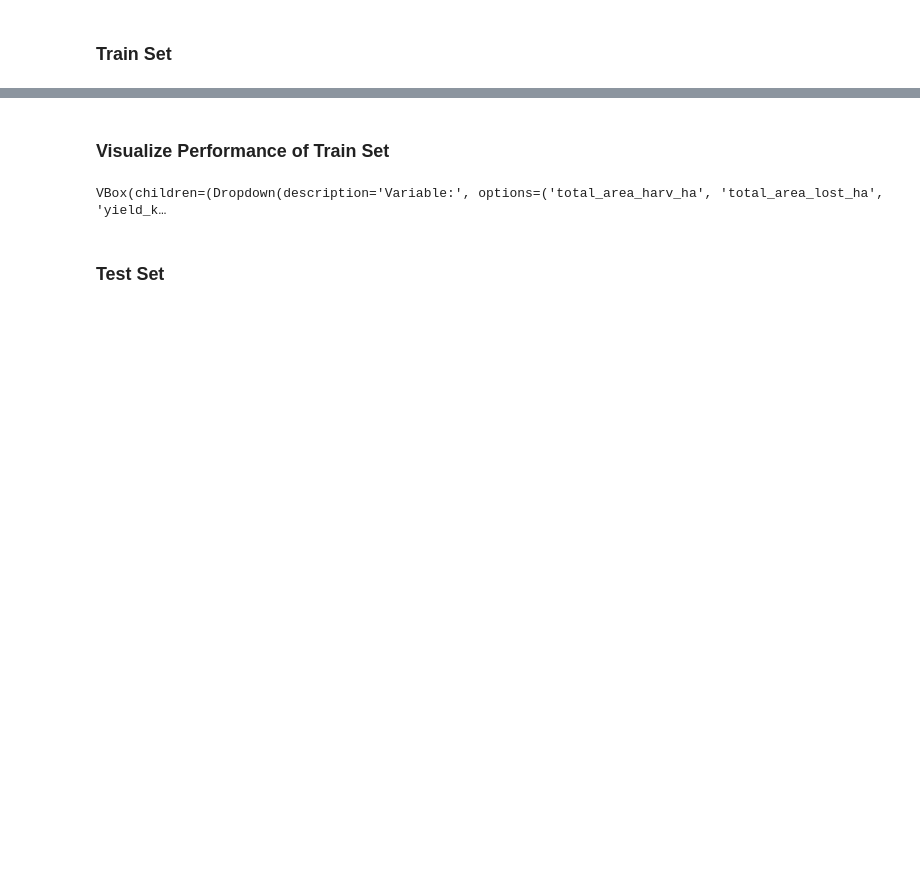
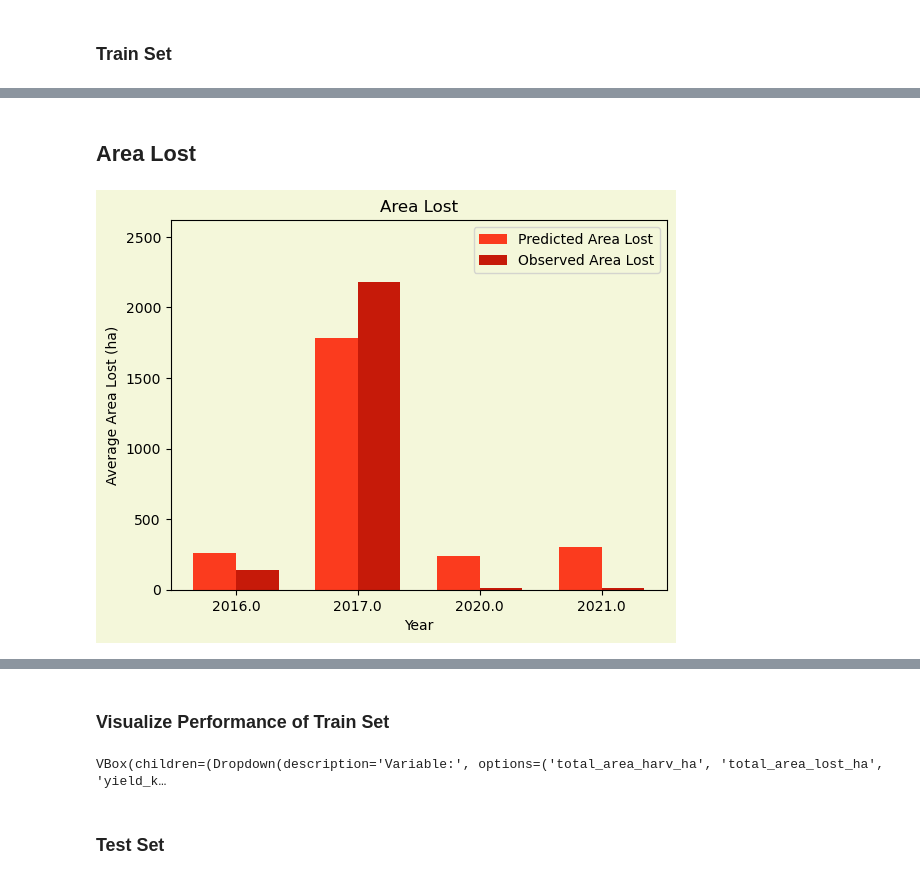
Before and after one commit to mosaiks-capstone/Modeling, a Jupyter notebook: gabmodeltesting.ipynb, the cells around one changed output, grey strips where cells are left out. Saved outputs shown, nothing was run; the diff lists cells and outputs as text; code cells hidden in the pictures; blank space fills up the shorter version.

```diff
--- a/gabmodeltesting.ipynb
+++ b/gabmodeltesting.ipynb
@@ -377,0 +564,48 @@ y_pred_train
+# %% [markdown]
+## Area Lost
+# %%
+# Assuming you have the 'average_values' DataFrame with columns 'year', 'total_area_lost_ha', and 'total_area_lost_ha_pred'
+years = average_values['year']
+total_area_lost_ha = average_values['total_area_lost_ha']
+total_area_lost_ha_pred = average_values['total_area_lost_ha_pred']
+
+# Set the width of the bars
+bar_width = 0.35
+
+# Calculate the positions for the bars
+bar_positions_total_area_lost_ha_pred = np.arange(len(years))
+bar_positions_total_area_lost_ha = bar_positions_total_area_lost_ha_pred + bar_width
+
+# Define the colors for the bars
+color_total_area_lost_ha_pred = '#FB3B1E'  # Light red color
+color_total_area_lost_ha = '#C61A09'  # Dark red color
+
+# Create the bar plot
+plt.bar(bar_positions_total_area_lost_ha_pred, total_area_lost_ha_pred, width=bar_width, label='Predicted Area Lost', color=color_total_area_lost_ha_pred)
+plt.bar(bar_positions_total_area_lost_ha, total_area_lost_ha, width=bar_width, label='Observed Area Lost', color=color_total_area_lost_ha)
+
+# Set the x-axis tick labels
+plt.xticks(bar_positions_total_area_lost_ha_pred + bar_width/2, years)
+
+# Adjust y-axis limits
+plt.ylim(top=max(max(total_area_lost_ha_pred), max(total_area_lost_ha)) * 1.2)  # Increase the limit by 10%
+
+# Add labels and title to the plot
+plt.xlabel('Year')
+plt.ylabel('Average Area Lost (ha)')
+plt.title('Area Lost')
+plt.legend()
+
+fig = plt.gcf()  # Get the current figure
+fig.patch.set_facecolor('#F4F7DA')  # Set the color outside of the plot
+ax = plt.gca()  # Get the current axes
+ax.set_facecolor('#F4F7DA')  # Set plot background color
+
+# Get the legend and modify the fill color
+legend = plt.legend()
+legend.get_frame().set_facecolor('#F4F7DA')  # Set the fill color of the legend background
+
+# Show the plot
+plt.show()
+# %% [output]
+[figure, added]
```
Also changed, not shown: parts of 34 cells of this notebook, 1 other file.
